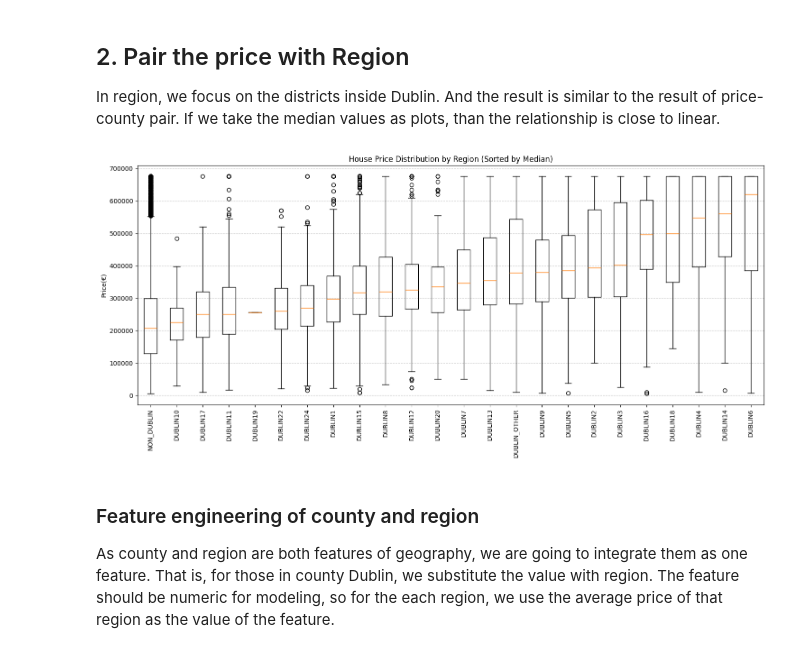
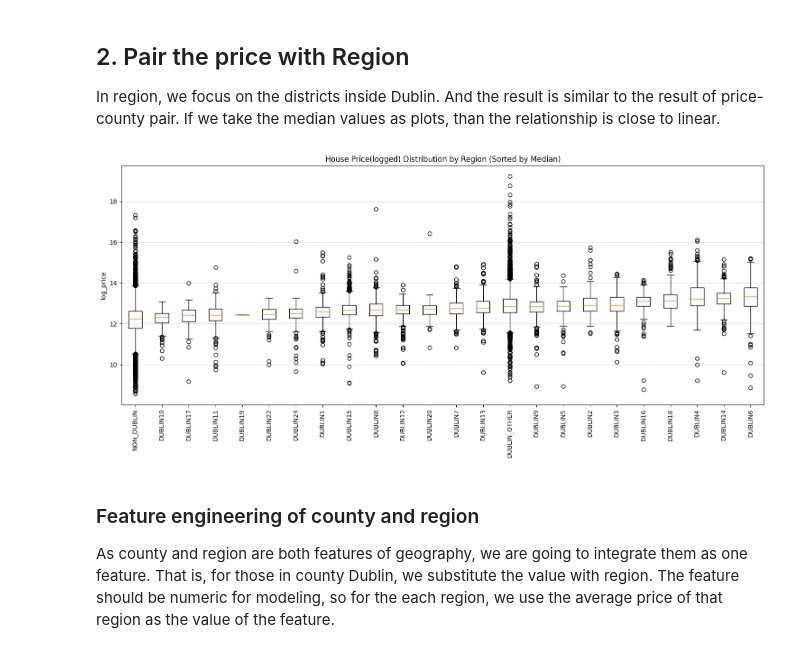
Before and after one commit to wuxiaoli-ucd/Data-Analytics, a Jupyter notebook: feature_paring_and_engineering.ipynb, the cells around one changed output. Cells and saved outputs as stored; diff of their text form; code cells hidden in the pictures.

```diff
--- a/feature_paring_and_engineering.ipynb
+++ b/feature_paring_and_engineering.ipynb
@@ -110,22 +113,22 @@ In region, we focus on the districts inside Dublin. And the result is similar to
 # %%
 
 # sort by median
-grouped = df.groupby('Region')['Price(€)'].median().sort_values()
+grouped = df.groupby('Region')['log_price'].median().sort_values()
 
-data_to_plot = [df[df['Region'] == x]['Price(€)'] for x in grouped.index]
+data_to_plot = [df[df['Region'] == x]['log_price'] for x in grouped.index]
 
 
 plt.figure(figsize=(15, 7))
 plt.boxplot(data_to_plot, labels=grouped.index)
 
 plt.xticks(rotation=90)
-plt.ylabel('Price(€)')
-plt.title('House Price Distribution by Region (Sorted by Median)')
+plt.ylabel('log_price')
+plt.title('House Price(logged) Distribution by Region (Sorted by Median)')
 plt.grid(axis='y', linestyle='--', alpha=0.7)
 plt.tight_layout()
 plt.show()
 # %% [output]
-[figure, old version]
+[figure, new version]
 # %% [markdown]
 ### Feature engineering of county and region
 As county and region are both features of geography, we are going to integrate them as one feature. That is, for those in county Dublin, we substitute the value with region. The feature should be numeric for modeling, so for the each region, we use the average price of that region as the value of the feature.
```
Also changed, not shown: parts of 23 cells of this notebook, 11 other files.
